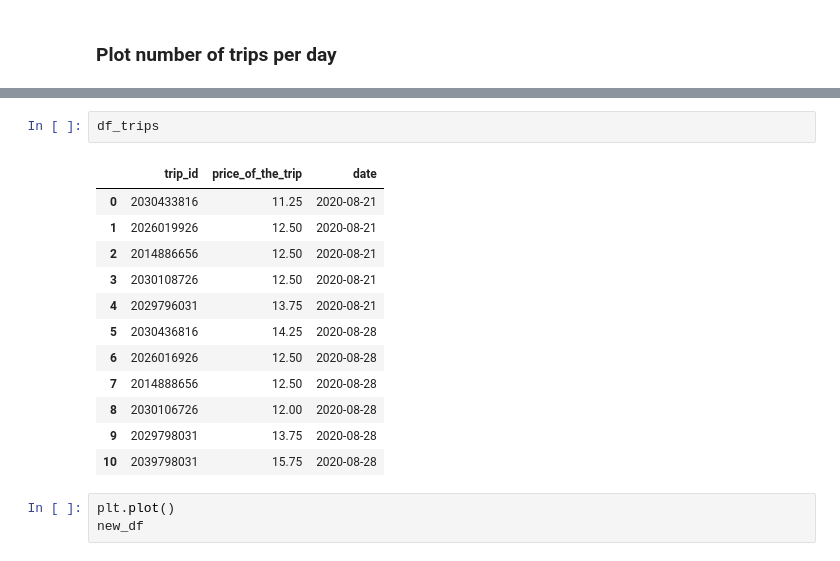
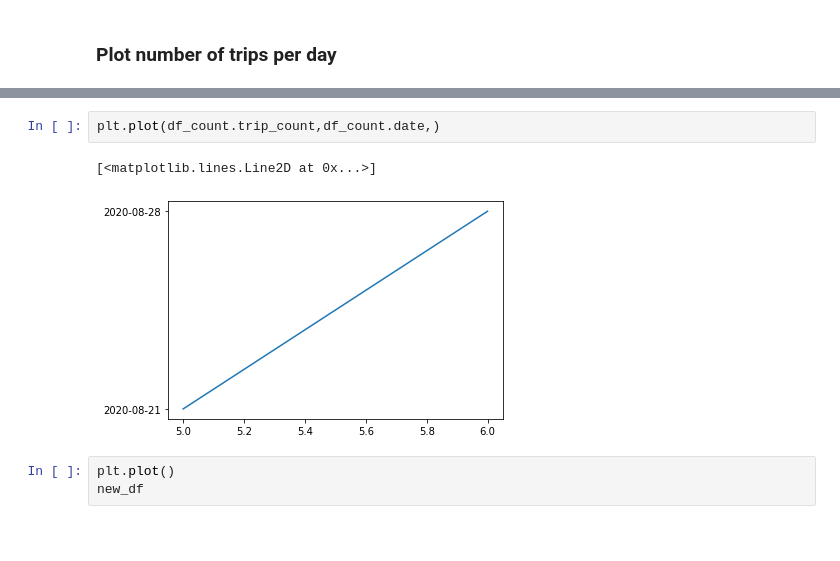
Before and after one commit to GHCamille/blablattractiveness, a Jupyter notebook: get_blabla_data.ipynb, the cells around one changed output, grey strips where cells are left out. Cells and saved outputs as stored; diff of their text form; blank space fills up the shorter version.

Commit message:
add : always eda, trying to find the most relevant plots

```diff
--- a/get_blabla_data.ipynb
+++ b/get_blabla_data.ipynb
@@ -90,20 +93,10 @@ df_count
 | 0 | 2020-08-21 | 5 |
 | 1 | 2020-08-28 | 6 |
-# %%
-df_trips
-# %% [output]
-|  | trip_id | price_of_the_trip | date |
-| 0 | 2030433816 | 11.25 | 2020-08-21 |
-| 1 | 2026019926 | 12.50 | 2020-08-21 |
-| 2 | 2014886656 | 12.50 | 2020-08-21 |
-| 3 | 2030108726 | 12.50 | 2020-08-21 |
-| 4 | 2029796031 | 13.75 | 2020-08-21 |
-| 5 | 2030436816 | 14.25 | 2020-08-28 |
-| 6 | 2026016926 | 12.50 | 2020-08-28 |
-| 7 | 2014888656 | 12.50 | 2020-08-28 |
-| 8 | 2030106726 | 12.00 | 2020-08-28 |
-| 9 | 2029798031 | 13.75 | 2020-08-28 |
-| 10 | 2039798031 | 15.75 | 2020-08-28 |
+# %%
+plt.plot(df_count.trip_count,df_count.date,)
+# %% [output]
+[<matplotlib.lines.Line2D at 0x...>]
+[figure, added]
 # %%
 plt.plot()
 new_df
```
Also changed, not shown: parts of 6 cells of this notebook.
